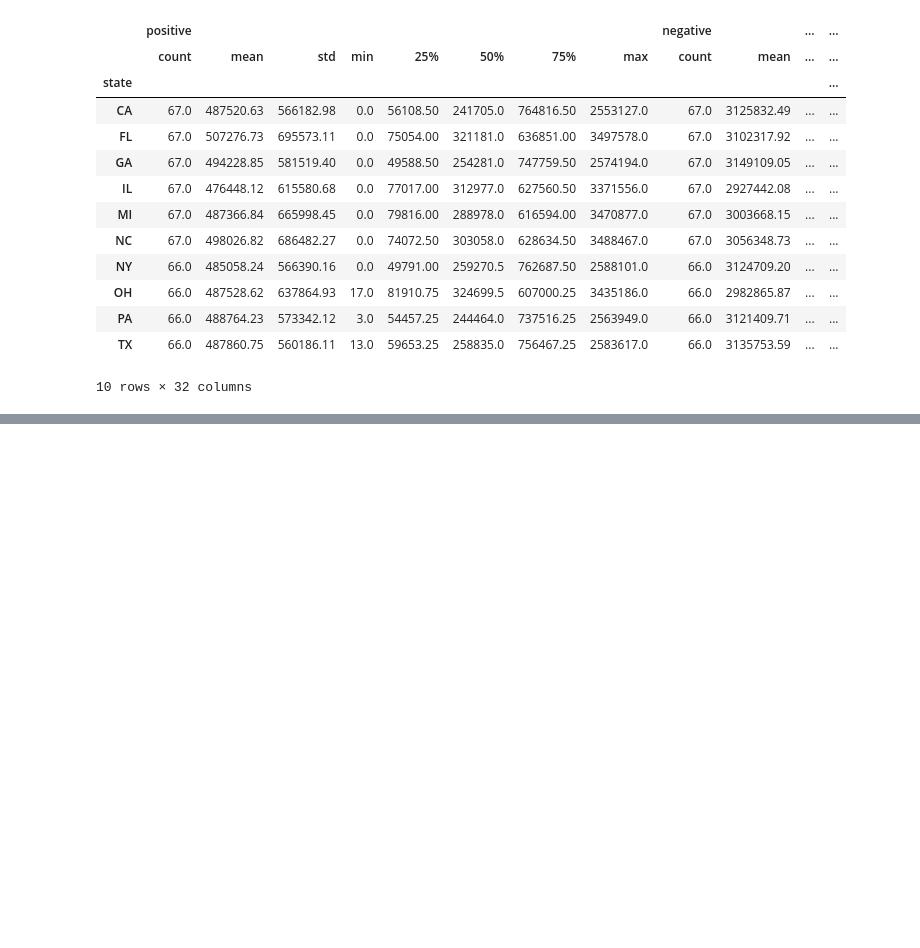
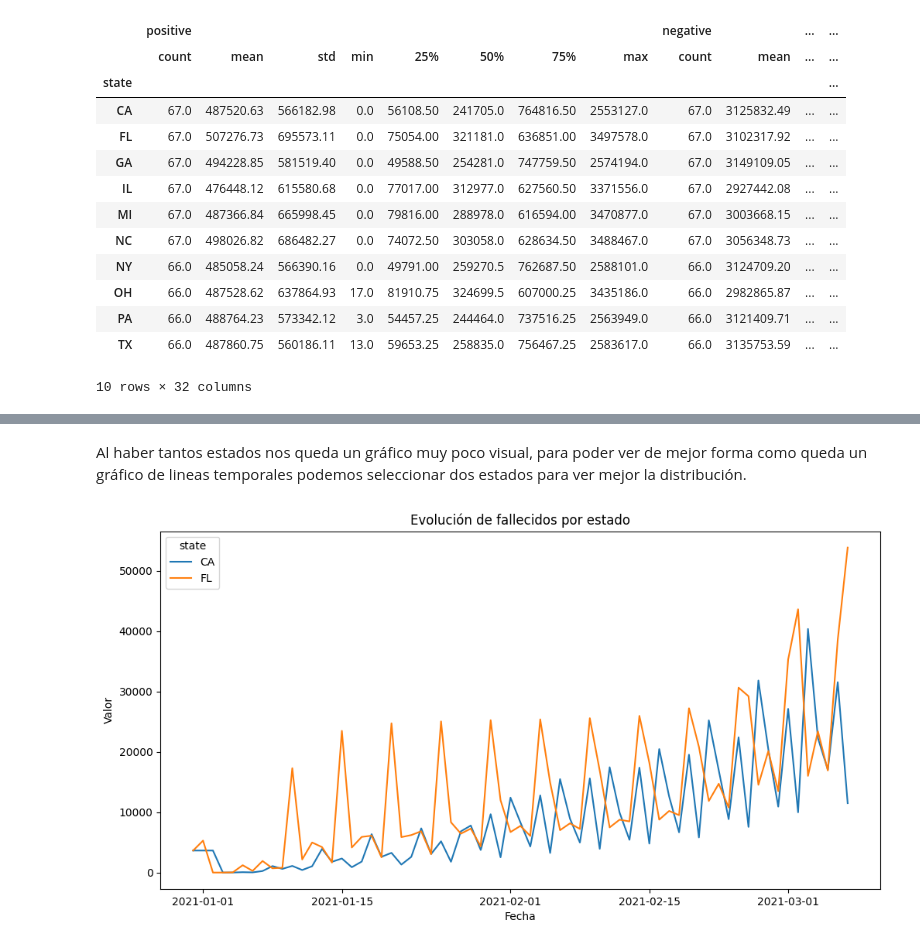
Before and after one commit to AI-School-F5-P3/Carri-Datathon, a Jupyter notebook: Analisis.ipynb, the cells around one changed output, grey strips where cells are left out. Cells and saved outputs as stored; diff of their text form; code cells hidden in the pictures; blank space fills up the shorter version.

Commit message:
analisis temporal

```diff
--- a/Analisis.ipynb
+++ b/Analisis.ipynb
@@ -487,0 +504,15 @@ round(df_final.groupby('state')[['positive', 'negative', 'hospitalized', 'death'
+# %% [markdown]
+Al haber tantos estados nos queda un gráfico muy poco visual, para poder ver de mejor forma como queda un gráfico de lineas temporales podemos seleccionar dos estados para ver mejor la distribución.
+# %%
+df_top2 = df_final[df_final['state'].isin(['CA', 'FL'])]
+
+plt.figure(figsize=(12, 6))
+sns.lineplot(data=df_top2, x='datetime', y='death', hue='state', palette='tab10')
+
+plt.title('Evolución de fallecidos por estado')
+plt.xlabel('Fecha')
+plt.ylabel('Valor')
+
+plt.show()
+# %% [output]
+[figure, added]
```
Also changed, not shown: parts of 4 cells of this notebook.
